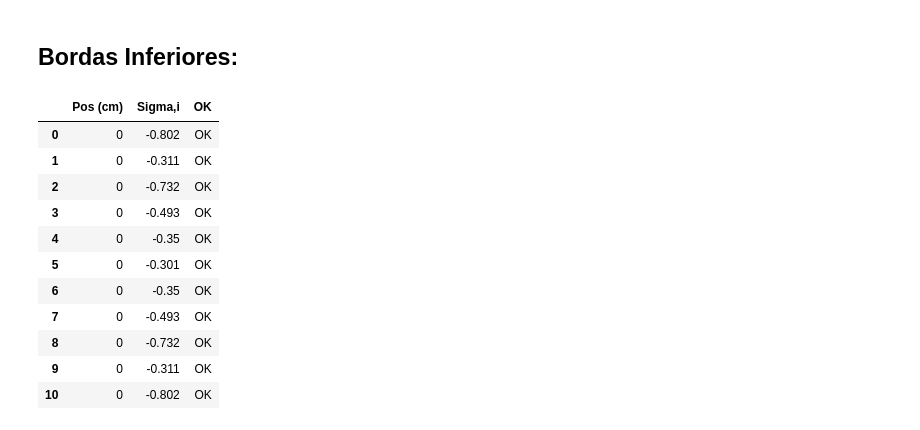
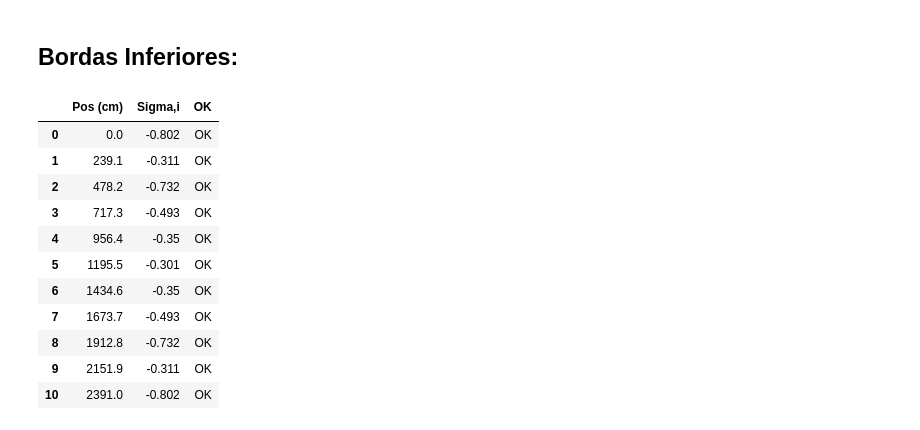
Before and after one commit to GarciaGabe/eng, a Jupyter notebook: Viga Protendida.ipynb, the cells around one changed output. Cells and saved outputs as stored; diff of their text form; code cells hidden in the pictures.

```diff
--- a/Viga Protendida.ipynb
+++ b/Viga Protendida.ipynb
@@ -778,44 +780,42 @@ display(tabela5)
 # %%
 tensaoinf = []
 
 for i in range(3):
     tensaoinf.append([0]*nS)
 
 for i in range(nS):
-    tensaosup[0][i] = relax[1][i]
+    tensaoinf[0][i] = relax[1][i]
     for j in range(len(qntCordoalhas)-1,-1,-1):
         if(relax[1][i] >= x1_anc[j] and relax[1][i] <= x2_anc[j]):
             sigma_pi = sigma_p[j]
             Npi = N_p[j]
             Mpi = M_p[j]
             Wcpi = W_cp[j]
             e_pp = e_p_i[j]
             A_pp = A_p[j]
             break
     Npx = Npi + progressivas[2][i]
     Mpx = Mpi + progressivas[3][i]
     tensaoinf[1][i] = round( -abs(Npx/Area) - abs(Mpx/W_i) + abs(esforcos[1][i]/W_i) ,3)
     if tensaoinf[1][i] < -sigma_ctF:
         tensaoinf[2][i] = "OK"
     else:
         tensaoinf[2][i] = "--> NAO OK <--"
 
-
-
 tabela6 = pd.DataFrame(tensaoinf)
 tabela6 = tabela6.transpose()
 tabela6.rename(columns={0:'Pos (cm)',1:'Sigma,i',2:'OK'},inplace = True)
 display(tabela6)
 # %% [output]
 |  | Pos (cm) | Sigma,i | OK |
-| 0 | 0 | -0.802 | OK |
-| 1 | 0 | -0.311 | OK |
-| 2 | 0 | -0.732 | OK |
-| 3 | 0 | -0.493 | OK |
-| 4 | 0 | -0.35 | OK |
-| 5 | 0 | -0.301 | OK |
-| 6 | 0 | -0.35 | OK |
-| 7 | 0 | -0.493 | OK |
-| 8 | 0 | -0.732 | OK |
-| 9 | 0 | -0.311 | OK |
-| 10 | 0 | -0.802 | OK |
+| 0 | 0.0 | -0.802 | OK |
+| 1 | 239.1 | -0.311 | OK |
+| 2 | 478.2 | -0.732 | OK |
+| 3 | 717.3 | -0.493 | OK |
+| 4 | 956.4 | -0.35 | OK |
+| 5 | 1195.5 | -0.301 | OK |
+| 6 | 1434.6 | -0.35 | OK |
+| 7 | 1673.7 | -0.493 | OK |
+| 8 | 1912.8 | -0.732 | OK |
+| 9 | 2151.9 | -0.311 | OK |
+| 10 | 2391.0 | -0.802 | OK |
```
Also changed, not shown: parts of 6 cells of this notebook.
